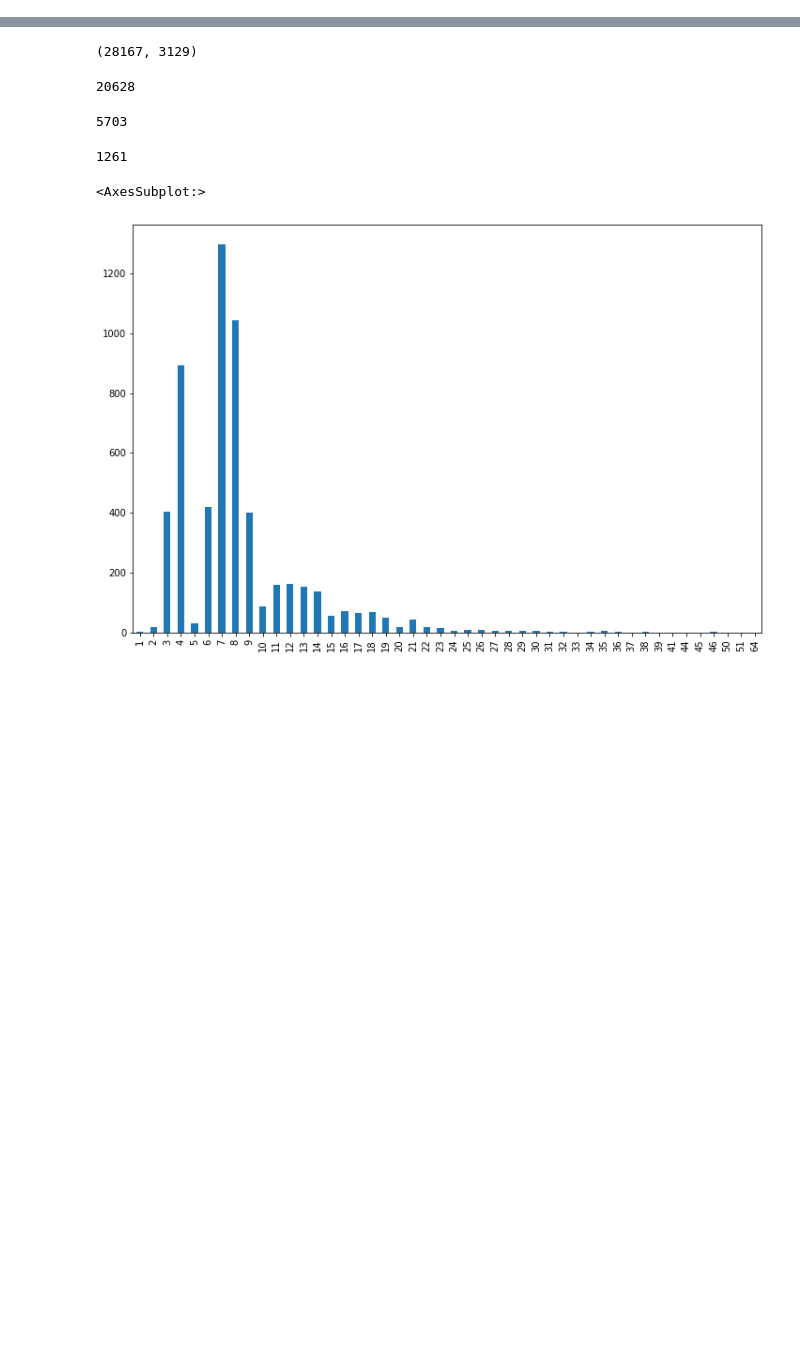
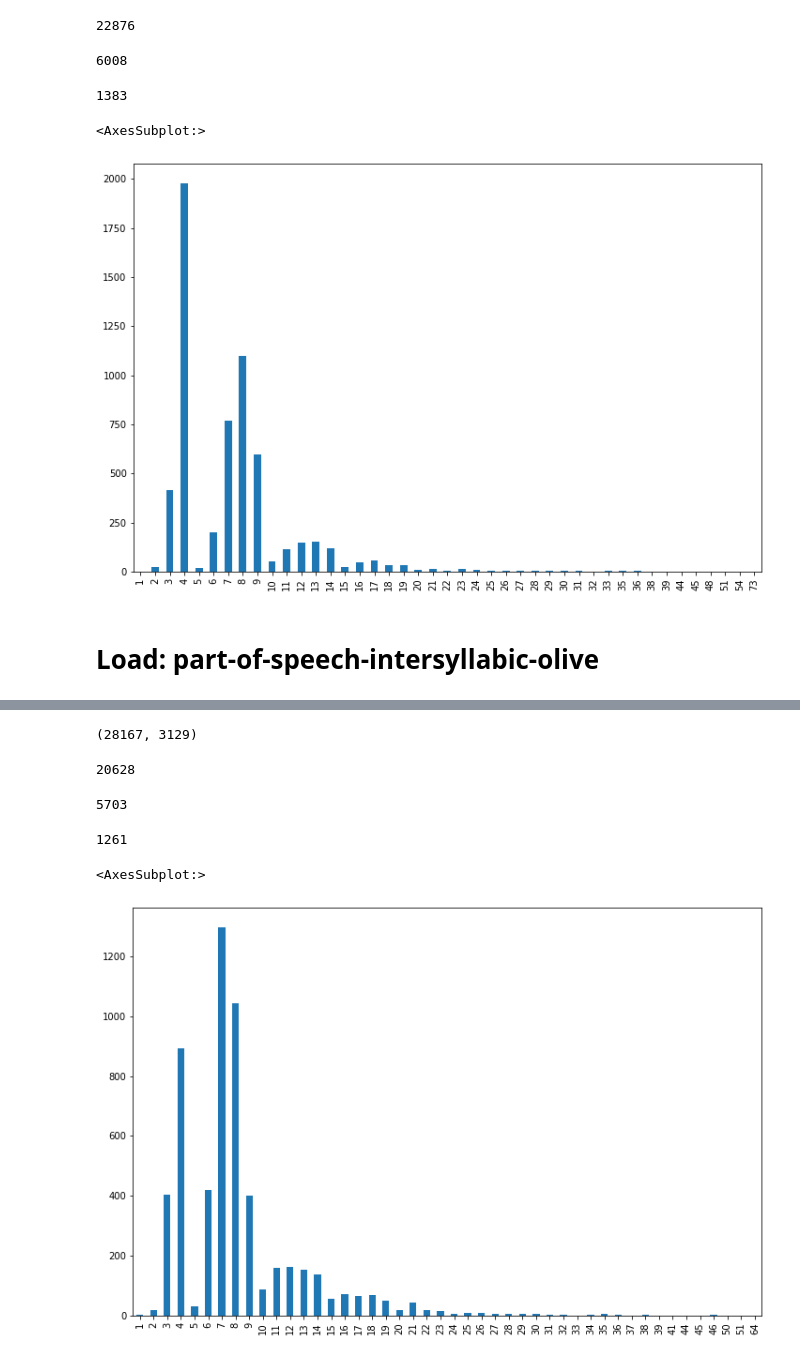
Before and after one commit to CompassionAI/manas, a Jupyter notebook: notebooks/PoS evaluation.ipynb, the cells around one changed output, grey strips where cells are left out. Saved outputs shown, nothing was run; the diff lists cells and outputs as text; code cells hidden in the pictures; blank space fills up the shorter version.

```diff
--- a/notebooks/PoS evaluation.ipynb
+++ b/notebooks/PoS evaluation.ipynb
@@ -1,3 +19,47 @@
+# %%
+def _to_list_of_lists(data):
+    res = []
+    for example in tqdm(data):
+        cur_res = ([], [])
+        cur_word, cur_tag = [], set()
+        for token, tag in zip(*example):
+            if tag == '[MASK]':
+                continue
+            cur_word.append(token)
+            cur_tag = cur_tag.union(set(tag.split('+')))
+            if '[WORD_END]' in cur_tag:
+                cur_tag = sorted(filter(lambda x: not x == '[WORD_END]', list(cur_tag)))
+                cur_res[0].append(cur_word)
+                cur_res[1].append('+'.join(cur_tag))
+                cur_word, cur_tag = [], set()
+        res.append(cur_res)
+    return res
+# %%
+train_data = _to_list_of_lists(train_data)
+test_data = _to_list_of_lists(test_data)
+# %%
+train_words = set([' '.join(map(str, word)) for words, _ in train_data for word in words])
+len(list(train_words))
+# %% [output]
+22876
+# %%
+test_words = set([' '.join(map(str, word)) for words, _ in test_data for word in words])
+len(list(test_words))
+# %% [output]
+6008
+# %%
+len(list(test_words - train_words))
+# %% [output]
+1383
+# %%
+test_word_lens = pd.Series([len(word) for word in test_words])
+# %%
+test_word_lens.value_counts().sort_index().plot(kind='bar', figsize=(12,8))
+# %% [output]
+<AxesSubplot:>
+[figure, added]
+# %% [markdown]
+# Load: part-of-speech-intersyllabic-olive
 # %%
 import pickle
 import pandas as pd
```
Also changed, not shown: parts of 19 cells of this notebook.
